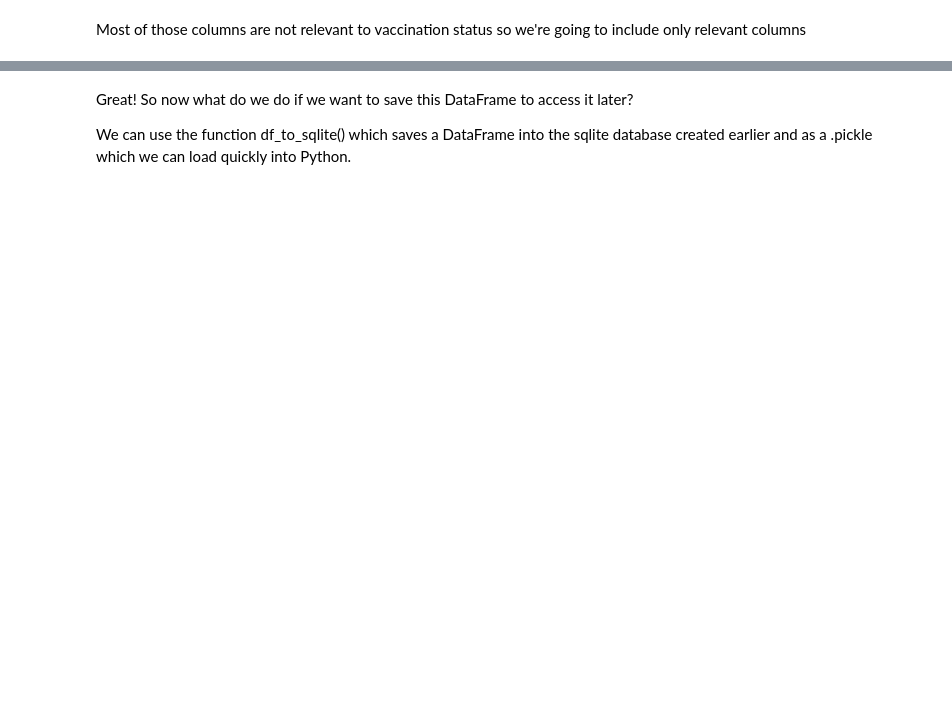
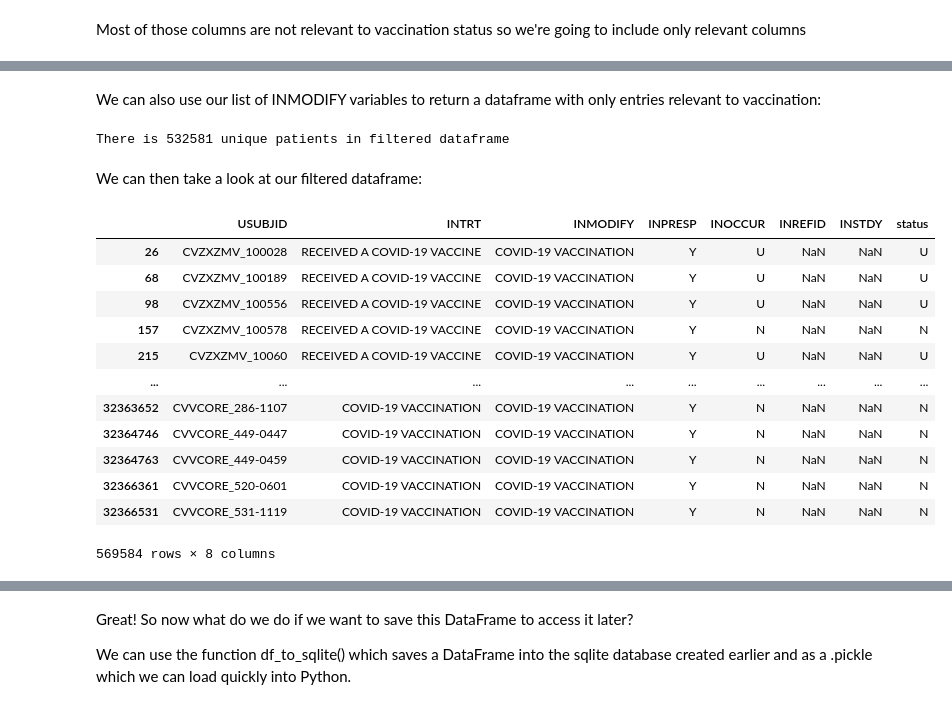
Before and after one commit to KyleYoung1997/pyISARICBasics, a Jupyter notebook: Tutorial.ipynb, the cells around one changed output, grey strips where cells are left out. Saved outputs shown, nothing was run; the diff lists cells and outputs as text; code cells hidden in the pictures; blank space fills up the shorter version.

```diff
--- a/Tutorial.ipynb
+++ b/Tutorial.ipynb
@@ -179,0 +446,34 @@ covid_vacc.status.value_counts()
+# %% [markdown]
+We can also use our list of INMODIFY variables to return a dataframe with only entries relevant to vaccination:
+# %%
+covid_vacc = IN.select_variables_from_column("INMODIFY", 'COVID-19 VACCINATION',
+                                            'COVID-19 VACCINE PFIZER-BIONTECH',
+                                            'COVID-19 VACCINE JANSSENS (JOHNSON AND JOHNSON)',
+                                            'COVID-19 VACCINE TYPE UNKNOWN',
+                                            'COVID-19 VACCINE ASTRAZENECA/UNIVERSITY OF OXFORD',
+                                            'COVID-19 VACCINE CANSINBIO',
+                                            'COVID-19 VACCINE SPUTNIK V',
+                                            'COVID-19 VACCINE SINOPHARM',
+                                            'COVID-19 VACCINE MODERNA',
+                                            'COVID-19 VACCINE SINOVAC',
+                                            'COVID-19 VACCINE COVAXIN')
+# %% [output]
+There is 532581 unique patients in filtered dataframe
+# %% [markdown]
+We can then take a look at our filtered dataframe:
+# %%
+covid_vacc
+# %% [output]
+|  | USUBJID | INTRT | INMODIFY | INPRESP | INOCCUR | INREFID | INSTDY | status |
+| 26 | CVZXZMV_100028 | RECEIVED A COVID-19 VACCINE | COVID-19 VACCINATION | Y | U | NaN | NaN | U |
+| 68 | CVZXZMV_100189 | RECEIVED A COVID-19 VACCINE | COVID-19 VACCINATION | Y | U | NaN | NaN | U |
+| 98 | CVZXZMV_100556 | RECEIVED A COVID-19 VACCINE | COVID-19 VACCINATION | Y | U | NaN | NaN | U |
+| 157 | CVZXZMV_100578 | RECEIVED A COVID-19 VACCINE | COVID-19 VACCINATION | Y | N | NaN | NaN | N |
+| 215 | CVZXZMV_10060 | RECEIVED A COVID-19 VACCINE | COVID-19 VACCINATION | Y | U | NaN | NaN | U |
+| ... | ... | ... | ... | ... | ... | ... | ... | ... |
+| 32363652 | CVVCORE_286-1107 | COVID-19 VACCINATION | COVID-19 VACCINATION | Y | N | NaN | NaN | N |
+| 32364746 | CVVCORE_449-0447 | COVID-19 VACCINATION | COVID-19 VACCINATION | Y | N | NaN | NaN | N |
+| 32364763 | CVVCORE_449-0459 | COVID-19 VACCINATION | COVID-19 VACCINATION | Y | N | NaN | NaN | N |
+| 32366361 | CVVCORE_520-0601 | COVID-19 VACCINATION | COVID-19 VACCINATION | Y | N | NaN | NaN | N |
+| 32366531 | CVVCORE_531-1119 | COVID-19 VACCINATION | COVID-19 VACCINATION | Y | N | NaN | NaN | N |
+569584 rows × 8 columns
```
Also changed, not shown: parts of 66 cells of this notebook, 2 other files.
